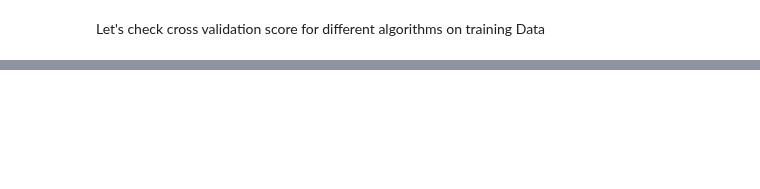
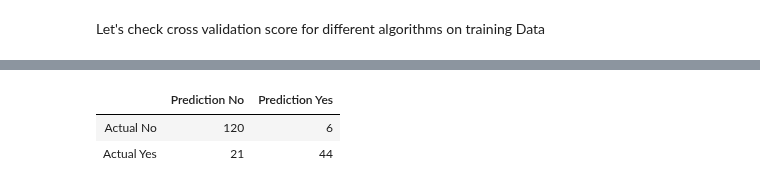
Before and after one commit to Shashi-Bhushan/python-code, a Jupyter notebook: kaggle/fitara.ipynb, the cells around one changed output, grey strips where cells are left out. Drawn from its saved outputs; the diff is of its cells as text; code cells hidden in the pictures; blank space fills up the shorter version.

```diff
--- a/kaggle/fitara.ipynb
+++ b/kaggle/fitara.ipynb
@@ -538,6 +538,9 @@ pca.fit(X_train[cols])
 X_train_pca = pd.DataFrame(pca.transform(X_train[cols]))
 X_test_pca = pd.DataFrame(pca.transform(X_test[cols]))
 
+X_train_pca.index = X_train.index
+X_test_pca.index = X_test.index
+
 print(f"Variance Explained by Model is {pca.explained_variance_ratio_.cumsum()[-1]}")
 # %% [output]
 Index(['0001a', '0001b', '0004a', '0010000f', '0011mm', '0015mm', '001w',
@@ -566,10 +569,10 @@ y_test.to_csv(os.path.join(ROOT_DIR, r'test', r'test_label_pca.csv'), index = Fa
 # %%
 if debug:
-    X_train = pd.read_csv(os.path.join(ROOT_DIR, r'train', r'train_pca.csv'))
-    y_train = pd.read_csv(os.path.join(ROOT_DIR, r'train', r'train_label_pca.csv'), header=None)
+    X_train = pd.read_csv(os.path.join(ROOT_DIR, r'train', r'train_pca.csv'), index_col='Unnamed: 0')
+    y_train = pd.read_csv(os.path.join(ROOT_DIR, r'train', r'train_label_pca.csv'), header=None, index_col='Unnamed: 0')
 
-    X_test = pd.read_csv(os.path.join(ROOT_DIR, r'test', r'test_pca.csv'))
-    y_test = pd.read_csv(os.path.join(ROOT_DIR, r'test', r'test_label_pca.csv'), header=None)
+    X_test = pd.read_csv(os.path.join(ROOT_DIR, r'test', r'test_pca.csv'), index_col='Unnamed: 0')
+    y_test = pd.read_csv(os.path.join(ROOT_DIR, r'test', r'test_label_pca.csv'), header=None, index_col='Unnamed: 0')
 # %% [markdown]
 ### Model Building
 First Try fitting a Simple Neural Network for benchmark
@@ -655,7 +662,7 @@ estimators.append(('LR', LogisticRegression()))
 #estimators.append(('LDA', LinearDiscriminantAnalysis()))
 #estimators.append(('KNN', KNeighborsClassifier()))
 #estimators.append(('TREE', DecisionTreeClassifier()))
-estimators.append(('CART', RandomForestClassifier(n_estimators=100)))
+#estimators.append(('CART', RandomForestClassifier(n_estimators=100)))
 #estimators.append(('NB', GaussianNB()))
 #estimators.append(('SVM', SVC(probability=True)))
 estimators.append(('XGB', XGBClassifier()))
@@ -690,12 +710,16 @@ plt.show()
 # %%
 
-pd.DataFrame(metrics.confusion_matrix(y_test.values, estimators[-1][1].predict(X_test)),
+pd.DataFrame(metrics.confusion_matrix(y_test.values, estimators[1][1].predict(X_test)),
              columns = ["Prediction No","Prediction Yes"], index=["Actual No", "Actual Yes"])
 
 #print(metrics.accuracy_score(y_test.values, estimators[2][1].predict(X_test)))
 #print(metrics.log_loss(y_test.values, estimators[4][1].predict_proba(X_test)))
 #math.exp(-metrics.log_loss(y_test.values, estimators[5][1].predict_proba(X_test)))
 
 #y_pred = estimators[2][1].predict(X_test)
 #metrics.roc_curve(y_test.values, y_pred)
 #estimators[2][1].predict_proba(X_test)
+# %% [output]
+|  | Prediction No | Prediction Yes |
+| Actual No | 120 | 6 |
+| Actual Yes | 21 | 44 |
```
Also changed, not shown: parts of 29 cells of this notebook.
